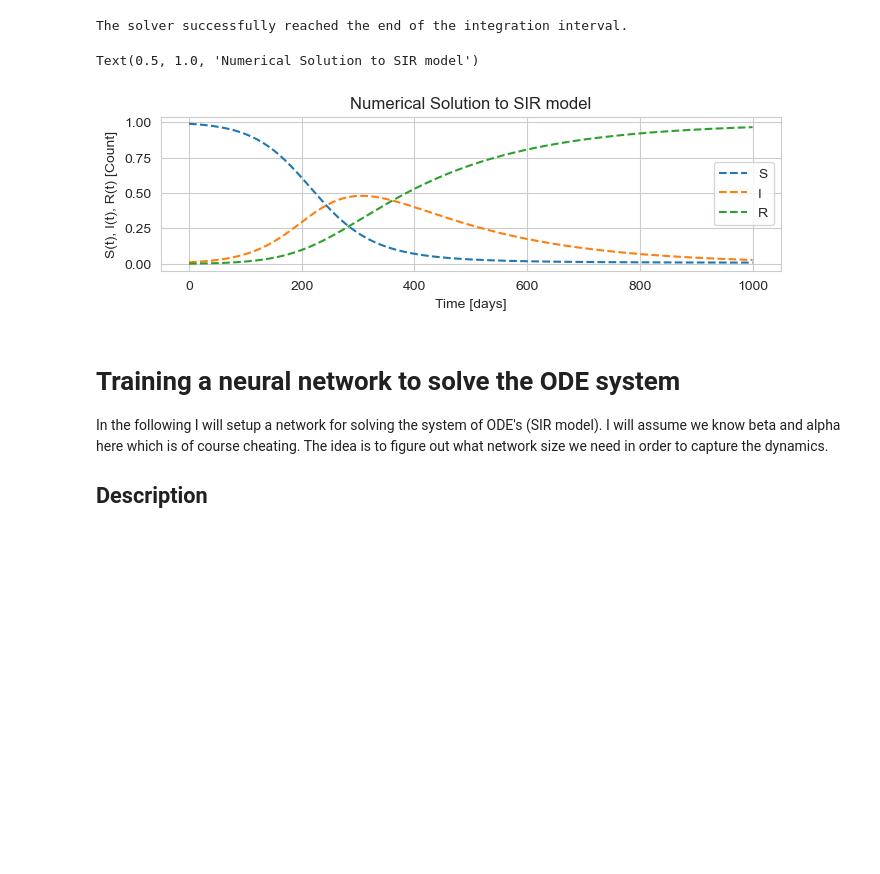
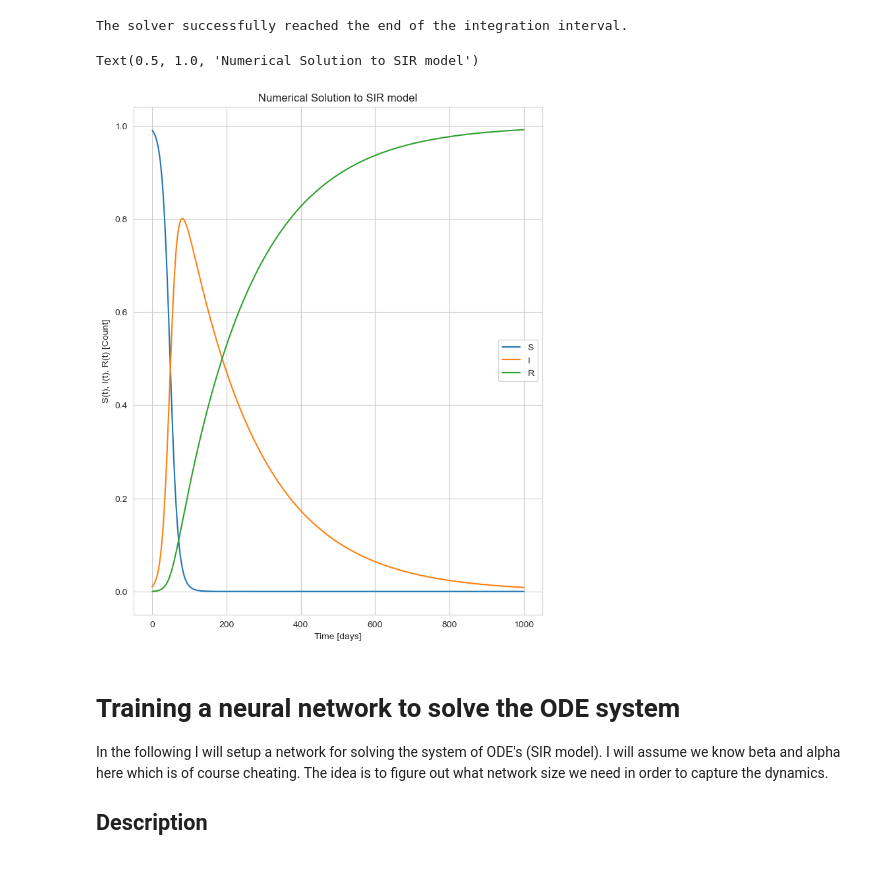
Before and after one commit to datameerkat/PINN-Project-02456, a Jupyter notebook: Notebooks/Simons Attempt.ipynb, the cells around one changed output. Drawn from its saved outputs; the diff is of its cells as text; code cells hidden in the pictures; blank space fills up the shorter version.

```diff
--- a/Notebooks/Simons Attempt.ipynb
+++ b/Notebooks/Simons Attempt.ipynb
@@ -61,15 +59,10 @@ has_been_run = True
 # Time setup
 n_days = 1000
 t_num = np.arange(0, n_days+1, 1)
-t_mean = t_num.mean()
-t_std = t_num.std()
-print(f'Time domain: {t_num[0]} -> {t_num[-1]}')
-print(f't_mean: {t_mean}')
-print(f't_std:  {t_std}')
 
 ## Disease setup
 alpha_SIR = 0.005
-beta_SIR = 0.025
+beta_SIR = 0.1
 
 # Initial conditions
 N = 10000.0    # Population size
@@ -120,18 +94,18 @@ print(sol.message)
 The solver successfully reached the end of the integration interval.
 # %%
 # Plot numerical solution
-fig, ax = plt.subplots(1, 1, figsize=(8,2))
-ax.plot(t_num, S_data, linestyle='--', label='S')
-ax.plot(t_num, I_data, linestyle='--', label='I')
-ax.plot(t_num, R_data, linestyle='--', label='R')
+fig, ax = plt.subplots(1, 1, figsize=(8,10))
+ax.plot(t_num, S_data, linestyle='-', label='S')
+ax.plot(t_num, I_data, linestyle='-', label='I')
+ax.plot(t_num, R_data, linestyle='-', label='R')
 
 ax.set_xlabel('Time [days]')
 ax.set_ylabel('S(t), I(t), R(t) [Count]')
 ax.legend()
 ax.set_title('Numerical Solution to SIR model')
 # %% [output]
 Text(0.5, 1.0, 'Numerical Solution to SIR model')
-[figure, old version]
+[figure, new version]
 # %% [markdown]
 # Training a neural network to solve the ODE system
 In the following I will setup a network for solving the system of ODE's (SIR model).
```
Also changed, not shown: parts of 14 cells of this notebook, 2 other files.
